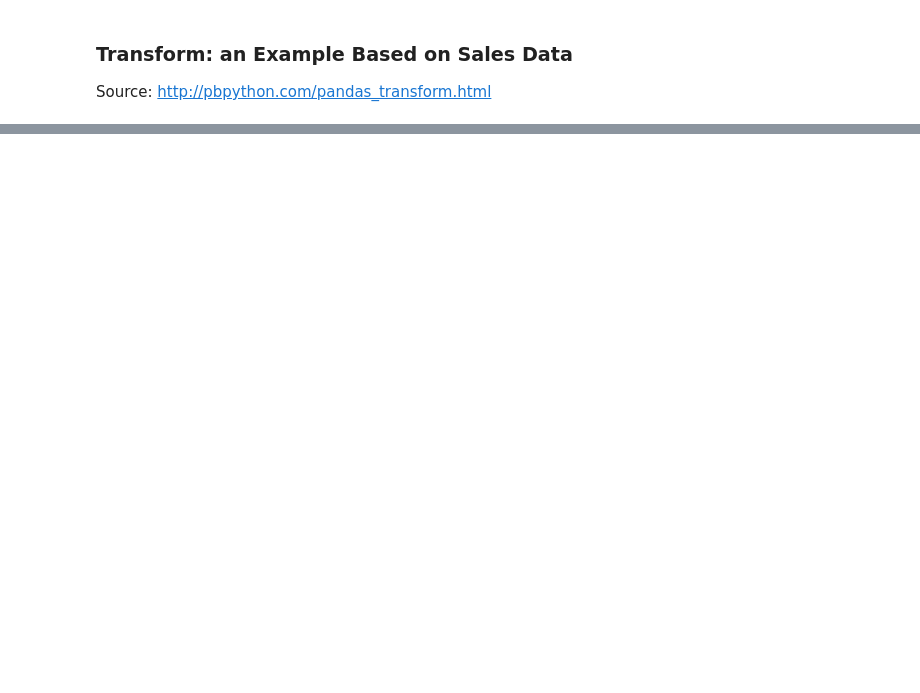
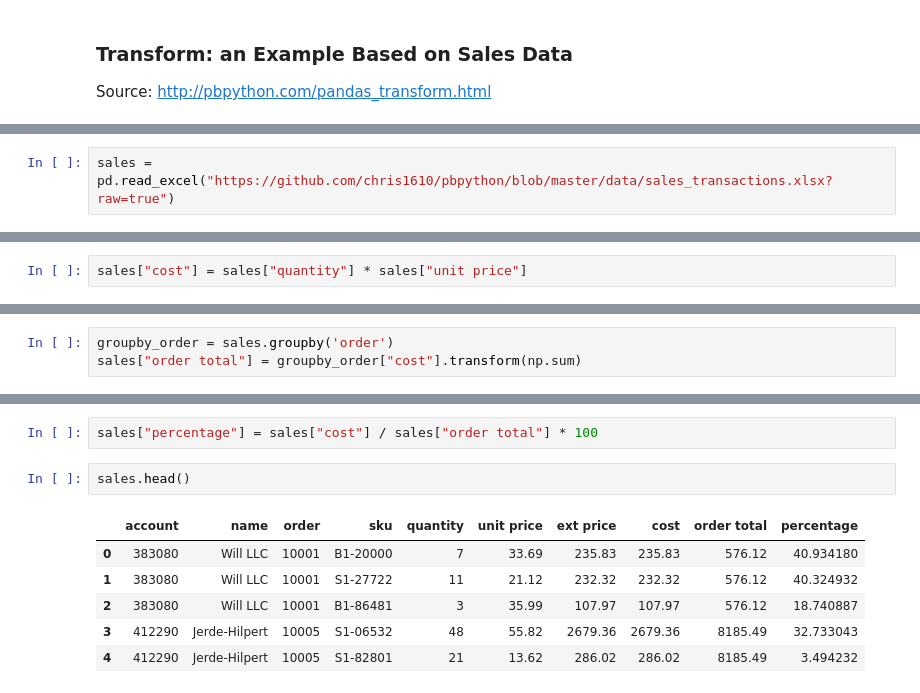
Before and after one commit to Kaju-Bubanja/appf-uzh, a Jupyter notebook: Pandas.ipynb, the cells around one changed output, grey strips where cells are left out. Saved outputs shown, nothing was run; the diff lists cells and outputs as text; blank space fills up the shorter version.

```diff
--- a/Pandas.ipynb
+++ b/Pandas.ipynb
@@ -205,0 +759,2 @@ sales = pd.read_csv("datasets/sales_transactions.csv")
+# %%
+sales = pd.read_excel("https://github.com/chris1610/pbpython/blob/master/data/sales_transactions.xlsx?raw=true")
@@ -205,0 +770,2 @@ sales = pd.read_csv("datasets/sales_transactions.csv")
+# %%
+sales["cost"] = sales["quantity"] * sales["unit price"]
@@ -205,0 +781,3 @@ sales = pd.read_csv("datasets/sales_transactions.csv")
+# %%
+groupby_order = sales.groupby('order')
+sales["order total"] = groupby_order["cost"].transform(np.sum)
@@ -205,0 +793,11 @@ sales = pd.read_csv("datasets/sales_transactions.csv")
+# %%
+sales["percentage"] = sales["cost"] / sales["order total"] * 100
+# %%
+sales.head()
+# %% [output]
+|  | account | name | order | sku | quantity | unit price | ext price | cost | order total | percentage |
+| 0 | 383080 | Will LLC | 10001 | B1-20000 | 7 | 33.69 | 235.83 | 235.83 | 576.12 | 40.934180 |
+| 1 | 383080 | Will LLC | 10001 | S1-27722 | 11 | 21.12 | 232.32 | 232.32 | 576.12 | 40.324932 |
+| 2 | 383080 | Will LLC | 10001 | B1-86481 | 3 | 35.99 | 107.97 | 107.97 | 576.12 | 18.740887 |
+| 3 | 412290 | Jerde-Hilpert | 10005 | S1-06532 | 48 | 55.82 | 2679.36 | 2679.36 | 8185.49 | 32.733043 |
+| 4 | 412290 | Jerde-Hilpert | 10005 | S1-82801 | 21 | 13.62 | 286.02 | 286.02 | 8185.49 | 3.494232 |
```
Also changed, not shown: parts of 80 cells of this notebook, 21 other files.
